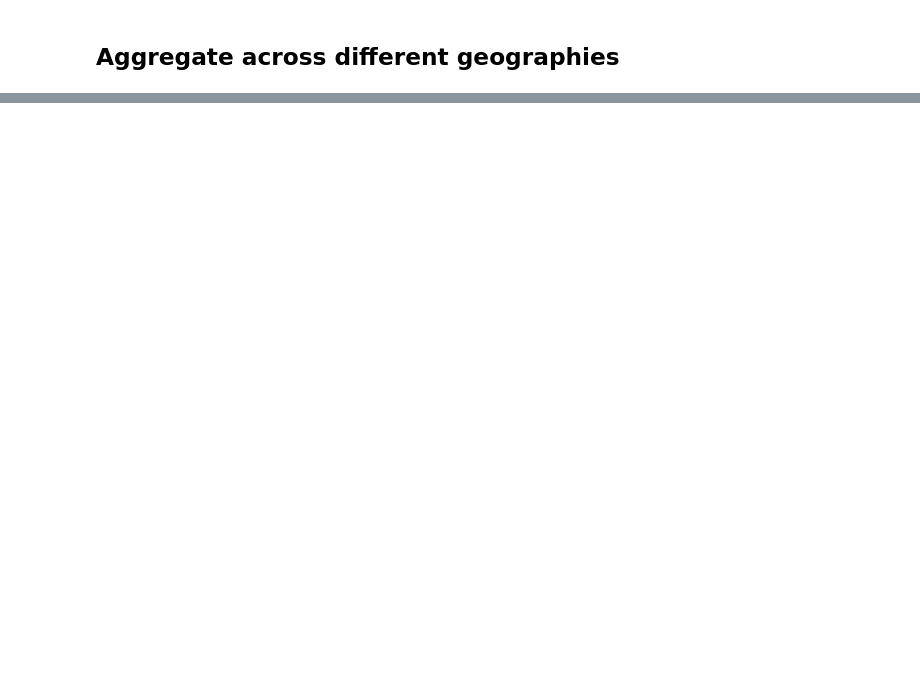
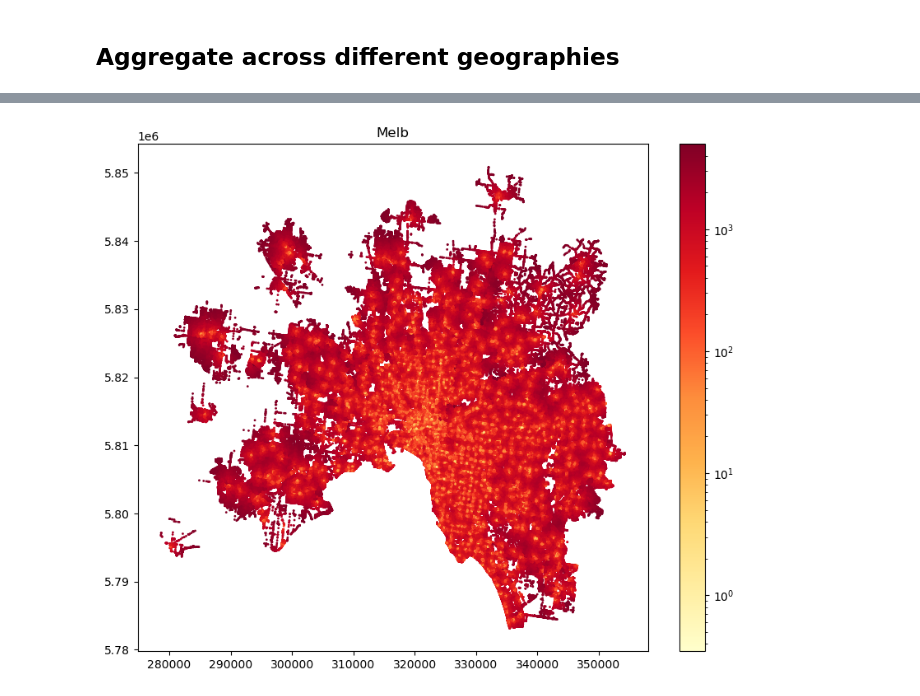
Before and after one commit to tpisel/walkability, a Jupyter notebook: walkability_analysis.ipynb, the cells around one changed output, grey strips where cells are left out. Saved outputs shown, nothing was run; the diff lists cells and outputs as text; code cells hidden in the pictures; blank space fills up the shorter version.

```diff
--- a/walkability_analysis.ipynb
+++ b/walkability_analysis.ipynb
@@ -289,0 +301,17 @@ ValueError: 'index_left' and 'index_right' cannot be names in the frames being j
+# %%
+import matplotlib
+from matplotlib import pyplot as plt
+
+
+fig, ax = plt.subplots(figsize=(10,8))
+
+plt.title('Melb')
+plt.scatter(final_nodes_gdf.x, final_nodes_gdf.y,
+            c=final_nodes_gdf['coffee_available - closest'],
+            s=1, cmap='YlOrRd',
+            norm=matplotlib.colors.LogNorm())
+cb = plt.colorbar()
+
+plt.show()
+# %% [output]
+[figure, added]
```
Also changed, not shown: parts of 12 cells of this notebook, 4 other files.
